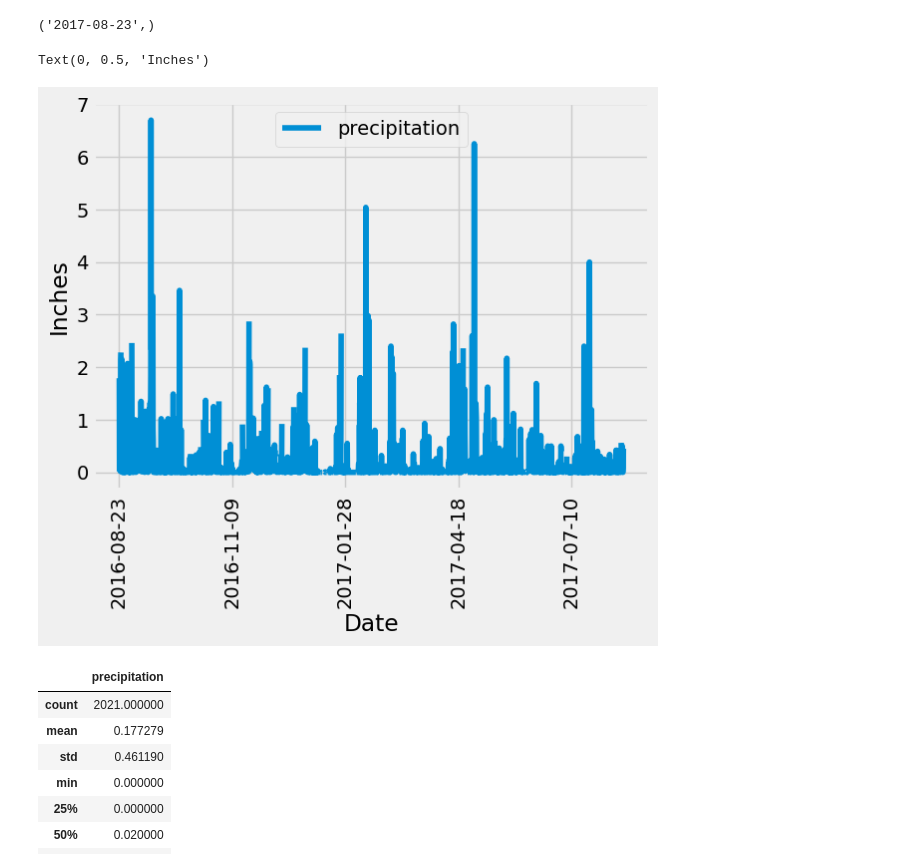
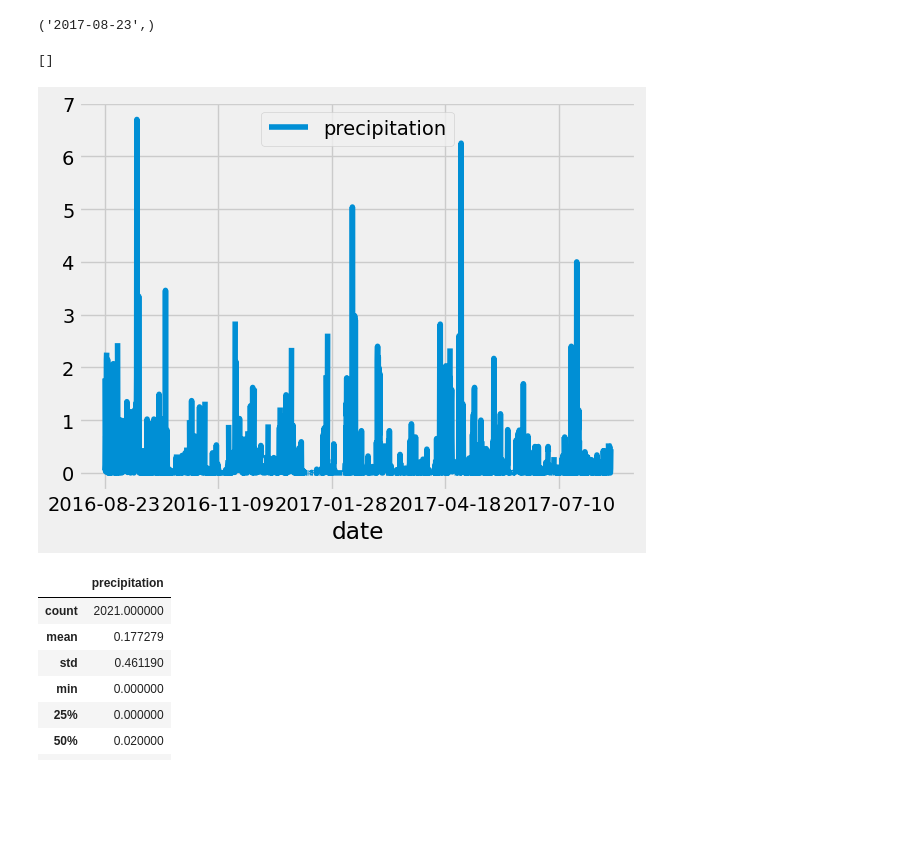
Before and after one commit to Leo-SLC/sqlalchemy-challenge, a Jupyter notebook: SurfsUp/climate.ipynb, the cells around one changed output. Drawn from its saved outputs; the diff is of its cells as text; code cells hidden in the pictures; blank space fills up the shorter version.

```diff
--- a/SurfsUp/climate.ipynb
+++ b/SurfsUp/climate.ipynb
@@ -48,23 +46,31 @@ preYear = dt.datetime.strptime('2017-08-23','%Y-%m-%d').date() - dt.timedelta(36
 # %%
 # Design a query to retrieve the last 12 months of precipitation data and plot the results.
 # Starting from the most recent data point in the database.
+# Calculate the date one year from the last date in data set.
+# Perform a query to retrieve the data and precipitation scores
+# Save the query results as a Pandas DataFrame. Explicitly set the column names
+# Sort the dataframe by date
+# Use Pandas Plotting with Matplotlib to plot the data
+
 preYear = dt.datetime.strptime('2017-08-23','%Y-%m-%d').date() - dt.timedelta(365)
 
-# Calculate the date one year from the last date in data set.
+result = []
+result = session.query(measurement.date, measurement.prcp)
+
+result = session.query(measurement.date, measurement.prcp).filter(measurement.date >= preYear)
+result = session.query(measurement.date, measurement.prcp).filter(measurement.date >= preYear).all()
+
+result_df = pd.DataFrame(result, columns=['date','precipitation'])
+result_df.set_index(result_df['date'], inplace=True)
 
 
-# Perform a query to retrieve the data and precipitation scores
+result_df = result_df.sort_index()
 
+result_plot = result_df.plot()
 
-# Save the query results as a Pandas DataFrame. Explicitly set the column names
-
-
-# Sort the dataframe by date
-
-
-# Use Pandas Plotting with Matplotlib to plot the data
+result_plot.plot()
 # %% [output]
-Text(0, 0.5, 'Inches')
+[]
-[figure, old version]
+[figure, new version]
 # %%
 # Use Pandas to calculate the summary statistics for the precipitation data
```
Also changed, not shown: parts of 6 cells of this notebook, 2 other files.
